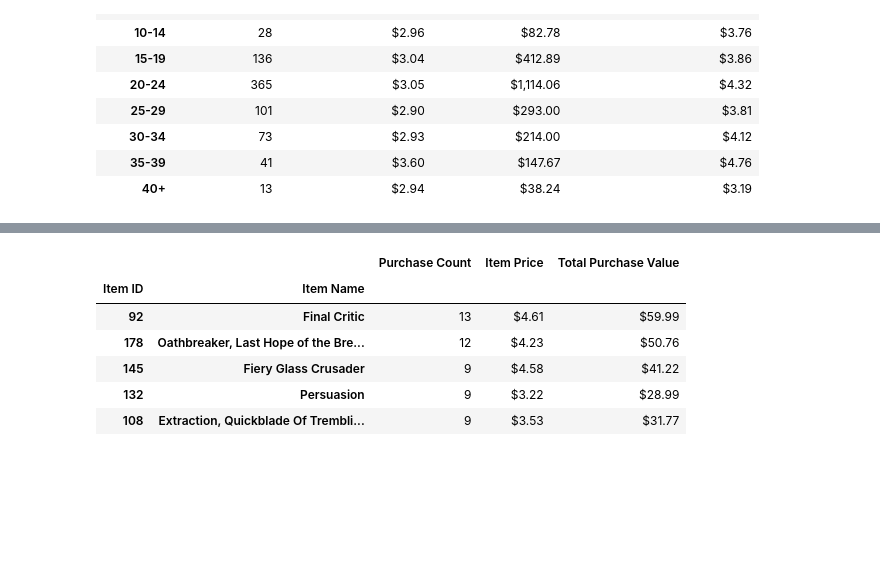
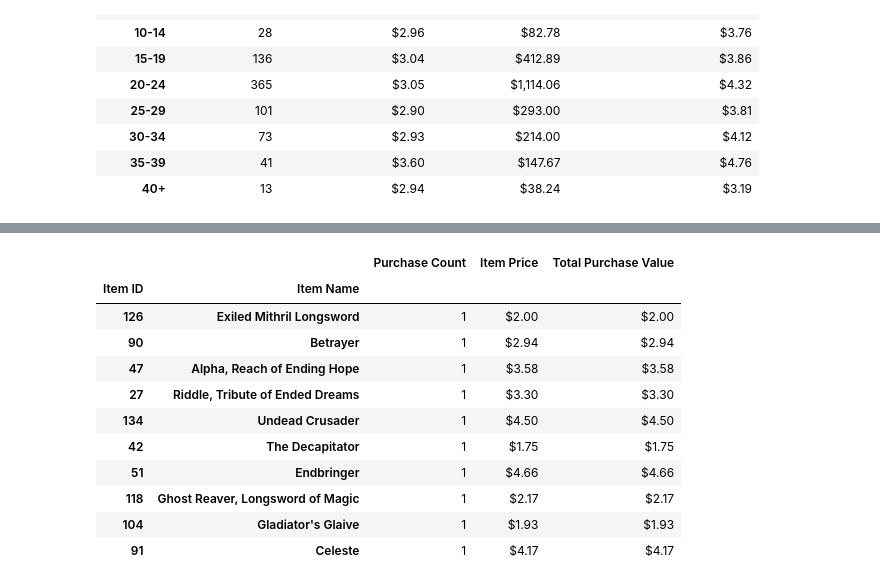
Before and after one commit to MellyB5/pandas_challenge, a Jupyter notebook: test2.ipynb, the cells around one changed output, grey strips where cells are left out. Drawn from its saved outputs; the diff is of its cells as text; code cells hidden in the pictures; blank space fills up the shorter version.

```diff
--- a/test2.ipynb
+++ b/test2.ipynb
@@ -155,24 +162,29 @@ new_df3.head()
 # %%
 count_age_range = purchase_data.groupby(["Item ID", "Item Name"])["Price"].count().rename("Purchase Count")
 sum_age_range = purchase_data.groupby(["Item ID", "Item Name"])["Price"].sum().rename("Total Purchase Value")
 mean_age_range = purchase_data.groupby(["Item ID", "Item Name"])["Price"].mean().rename("Item Price")
 new_df4 = pd.DataFrame([count_age_range, mean_age_range, sum_age_range])
 
 new_df4 = new_df4.T
 # new_df4.columns = ['Purchase Count', 'Average Purchase Price', 'Total Purchase Value']
 new_df4.sort_values("Purchase Count", ascending=False, inplace=True)
 new_df4["Purchase Count"] = new_df4["Purchase Count"].astype(int)
 new_df4["Item Price"] = new_df4["Item Price"].map("${:,.2f}".format)
 new_df4["Total Purchase Value"] = new_df4["Total Purchase Value"].map("${:,.2f}".format)
-new_df4.head()
+new_df4.tail(10)
 # %% [output]
 |  |  | Purchase Count | Item Price | Total Purchase Value |
 | Item ID | Item Name |  |  |  |
-| 92 | Final Critic | 13 | $4.61 | $59.99 |
-| 178 | Oathbreaker, Last Hope of the Bre... | 12 | $4.23 | $50.76 |
-| 145 | Fiery Glass Crusader | 9 | $4.58 | $41.22 |
-| 132 | Persuasion | 9 | $3.22 | $28.99 |
-| 108 | Extraction, Quickblade Of Trembli... | 9 | $3.53 | $31.77 |
+| 126 | Exiled Mithril Longsword | 1 | $2.00 | $2.00 |
+| 90 | Betrayer | 1 | $2.94 | $2.94 |
+| 47 | Alpha, Reach of Ending Hope | 1 | $3.58 | $3.58 |
+| 27 | Riddle, Tribute of Ended Dreams | 1 | $3.30 | $3.30 |
+| 134 | Undead Crusader | 1 | $4.50 | $4.50 |
+| 42 | The Decapitator | 1 | $1.75 | $1.75 |
+| 51 | Endbringer | 1 | $4.66 | $4.66 |
+| 118 | Ghost Reaver, Longsword of Magic | 1 | $2.17 | $2.17 |
+| 104 | Gladiator's Glaive | 1 | $1.93 | $1.93 |
+| 91 | Celeste | 1 | $4.17 | $4.17 |
 # %%
 new_df5 = pd.DataFrame([count_age_range, mean_age_range, sum_age_range])
 new_df5 = new_df5.T
```
Also changed, not shown: parts of 2 cells of this notebook, 1 other file.
